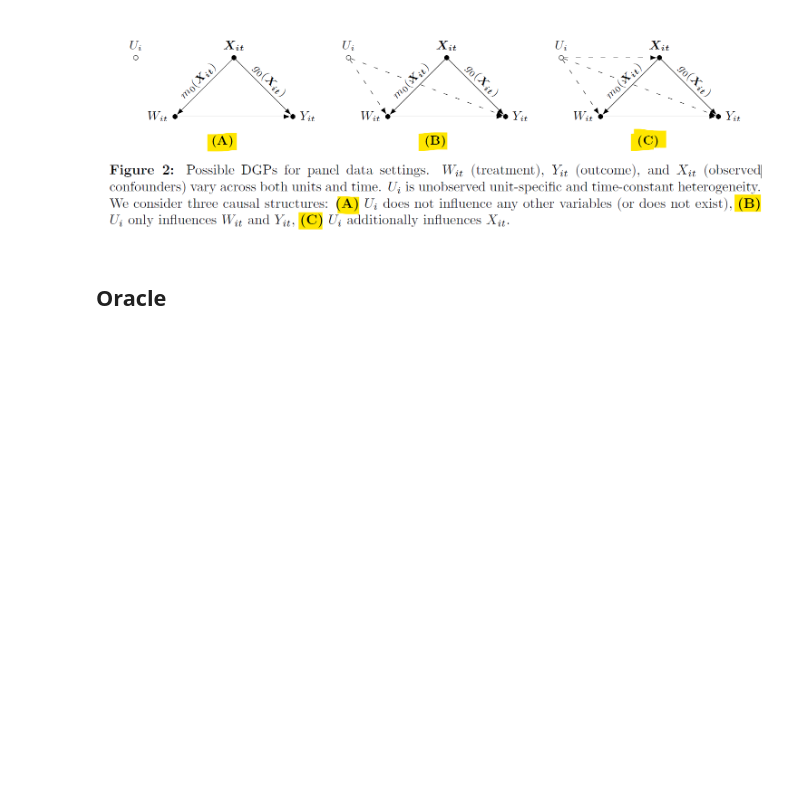
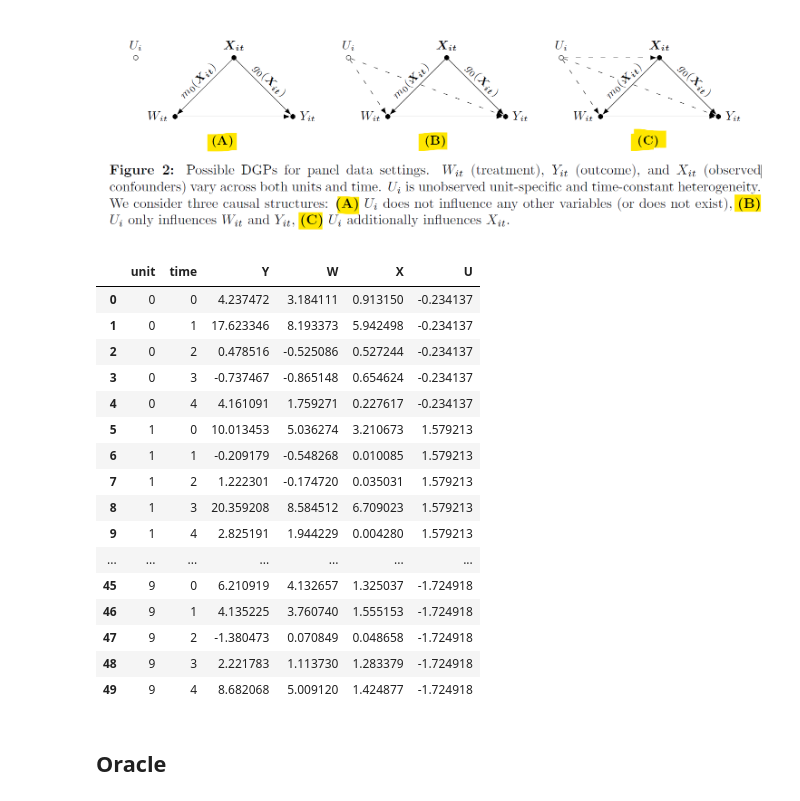
Before and after one commit to DoubleML/doubleml-for-py, a Jupyter notebook: sim_split_strategies_C.ipynb, the cells around one changed output. Saved outputs shown, nothing was run; the diff lists cells and outputs as text; code cells hidden in the pictures; blank space fills up the shorter version.

```diff
--- a/sim_split_strategies_C.ipynb
+++ b/sim_split_strategies_C.ipynb
@@ -98,4 +98,25 @@ T = 50
 n_runs = 100
+# %%
+test_df = generate_data(N=N, T=T, seed=42, unobserved_heterogeneity=True, unobserved_heterogeneity_on_covariates=True, nonlinear=True, autocorrelation=0.9)
+test_df.head(50)
+# %% [output]
+|  | unit | time | Y | W | X | U |
+| 0 | 0 | 0 | 4.237472 | 3.184111 | 0.913150 | -0.234137 |
+| 1 | 0 | 1 | 17.623346 | 8.193373 | 5.942498 | -0.234137 |
+| 2 | 0 | 2 | 0.478516 | -0.525086 | 0.527244 | -0.234137 |
+| 3 | 0 | 3 | -0.737467 | -0.865148 | 0.654624 | -0.234137 |
+| 4 | 0 | 4 | 4.161091 | 1.759271 | 0.227617 | -0.234137 |
+| 5 | 1 | 0 | 10.013453 | 5.036274 | 3.210673 | 1.579213 |
+| 6 | 1 | 1 | -0.209179 | -0.548268 | 0.010085 | 1.579213 |
+| 7 | 1 | 2 | 1.222301 | -0.174720 | 0.035031 | 1.579213 |
+| 8 | 1 | 3 | 20.359208 | 8.584512 | 6.709023 | 1.579213 |
+| 9 | 1 | 4 | 2.825191 | 1.944229 | 0.004280 | 1.579213 |
+| ... | ... | ... | ... | ... | ... | ... |
+| 45 | 9 | 0 | 6.210919 | 4.132657 | 1.325037 | -1.724918 |
+| 46 | 9 | 1 | 4.135225 | 3.760740 | 1.555153 | -1.724918 |
+| 47 | 9 | 2 | -1.380473 | 0.070849 | 0.048658 | -1.724918 |
+| 48 | 9 | 3 | 2.221783 | 1.113730 | 1.283379 | -1.724918 |
+| 49 | 9 | 4 | 8.682068 | 5.009120 | 1.424877 | -1.724918 |
 # %% [markdown]
 ## Oracle
 # %%
```
Also changed, not shown: parts of 13 cells of this notebook, 5 other files.
